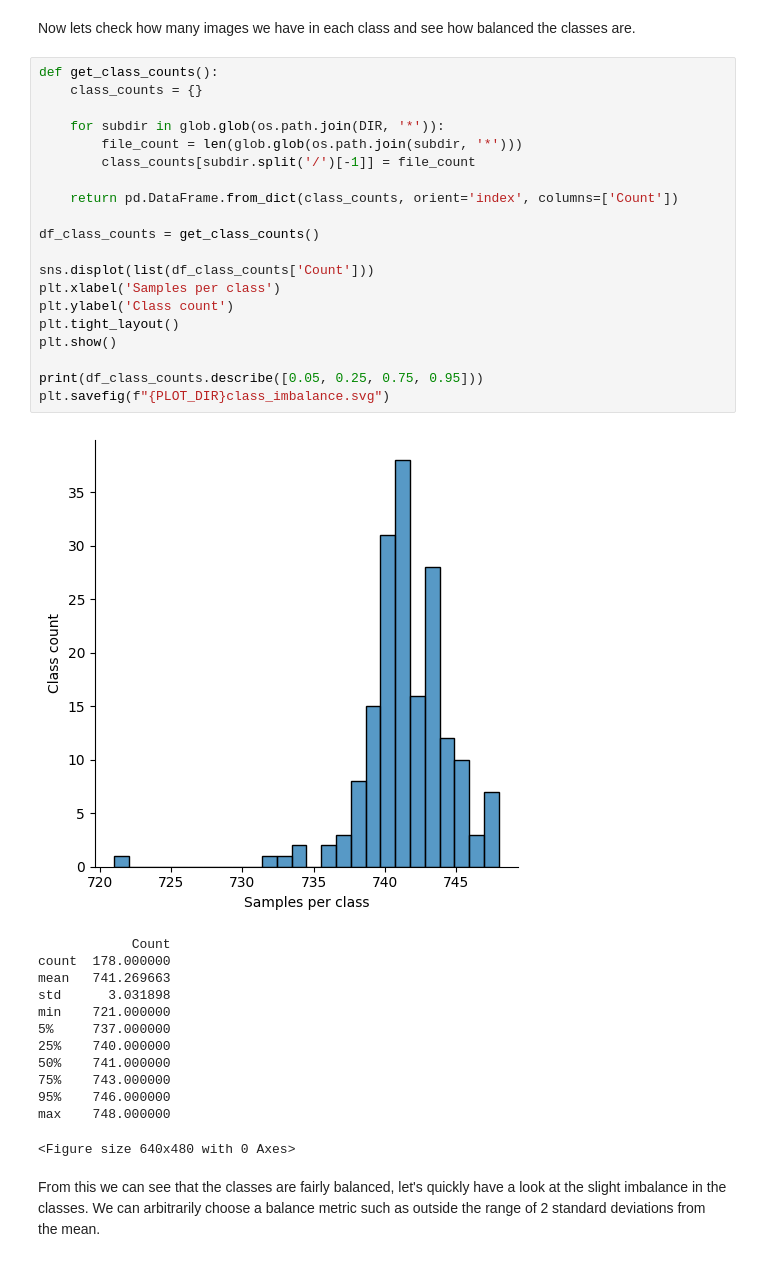
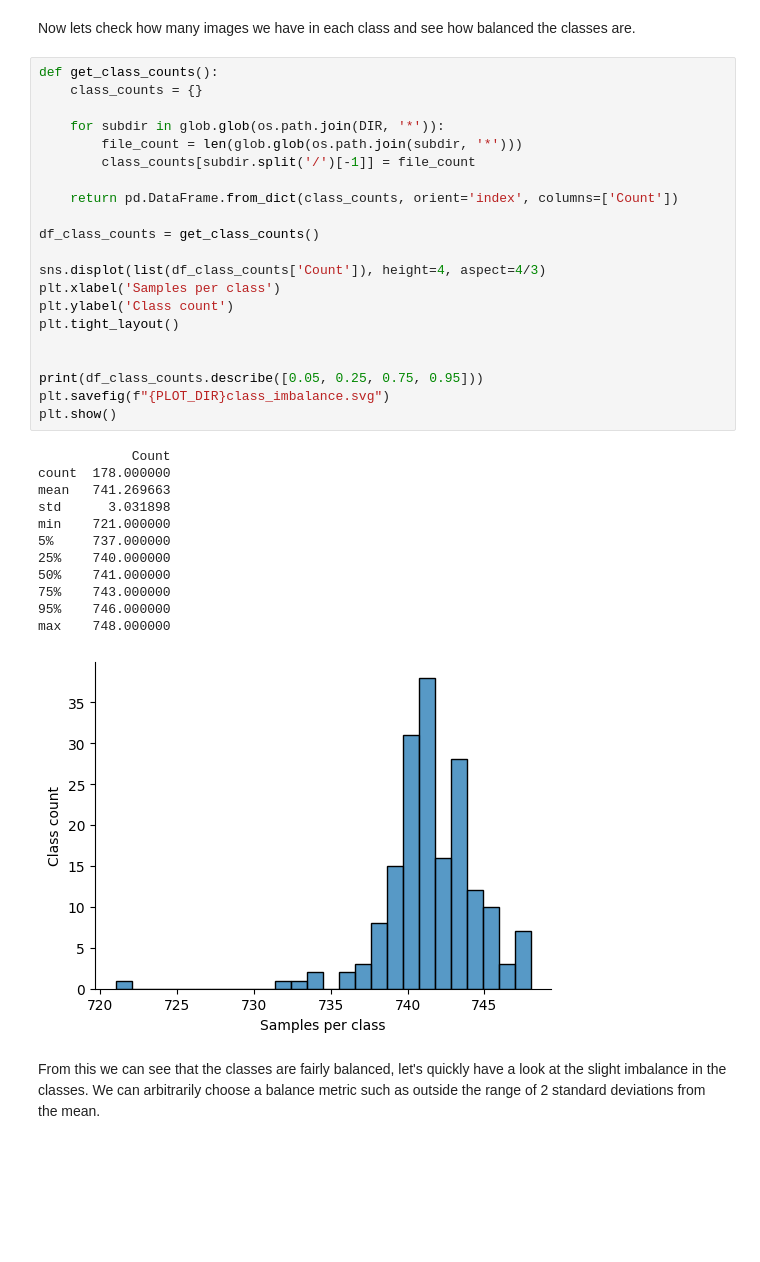
Before and after one commit to m-pluta/machine-learning, a Jupyter notebook: vsdc48.ipynb, the cells around one changed output. Saved outputs shown, nothing was run; the diff lists cells and outputs as text; blank space fills up the shorter version.

```diff
--- a/vsdc48.ipynb
+++ b/vsdc48.ipynb
@@ -194,37 +194,37 @@ Now lets check how many images we have in each class and see how balanced the cl
 # %%
 def get_class_counts():
     class_counts = {}
 
     for subdir in glob.glob(os.path.join(DIR, '*')):
         file_count = len(glob.glob(os.path.join(subdir, '*')))
         class_counts[subdir.split('/')[-1]] = file_count
 
     return pd.DataFrame.from_dict(class_counts, orient='index', columns=['Count'])
 
 df_class_counts = get_class_counts()
 
-sns.displot(list(df_class_counts['Count']))
+sns.displot(list(df_class_counts['Count']), height=4, aspect=4/3)
 plt.xlabel('Samples per class')
 plt.ylabel('Class count')
 plt.tight_layout()
-plt.show()
+
 
 print(df_class_counts.describe([0.05, 0.25, 0.75, 0.95]))
 plt.savefig(f"{PLOT_DIR}class_imbalance.svg")
+plt.show()
 # %% [output]
+            Count
+count  178.000000
+mean   741.269663
+std      3.031898
+min    721.000000
+5%     737.000000
+25%    740.000000
+50%    741.000000
+75%    743.000000
+95%    746.000000
+max    748.000000
-[figure, old version]
+[figure, new version]
-            Count
-count  178.000000
-mean   741.269663
-std      3.031898
-min    721.000000
-5%     737.000000
-25%    740.000000
-50%    741.000000
-75%    743.000000
-95%    746.000000
-max    748.000000
-<Figure size 640x480 with 0 Axes>
 # %% [markdown]
 From this we can see that the classes are fairly balanced, let's quickly have a look at the slight imbalance in the classes.
 We can arbitrarily choose a balance metric such as outside the range of 2 standard deviations from the mean.
```
Also changed, not shown: parts of 6 cells of this notebook, 11 other files.
